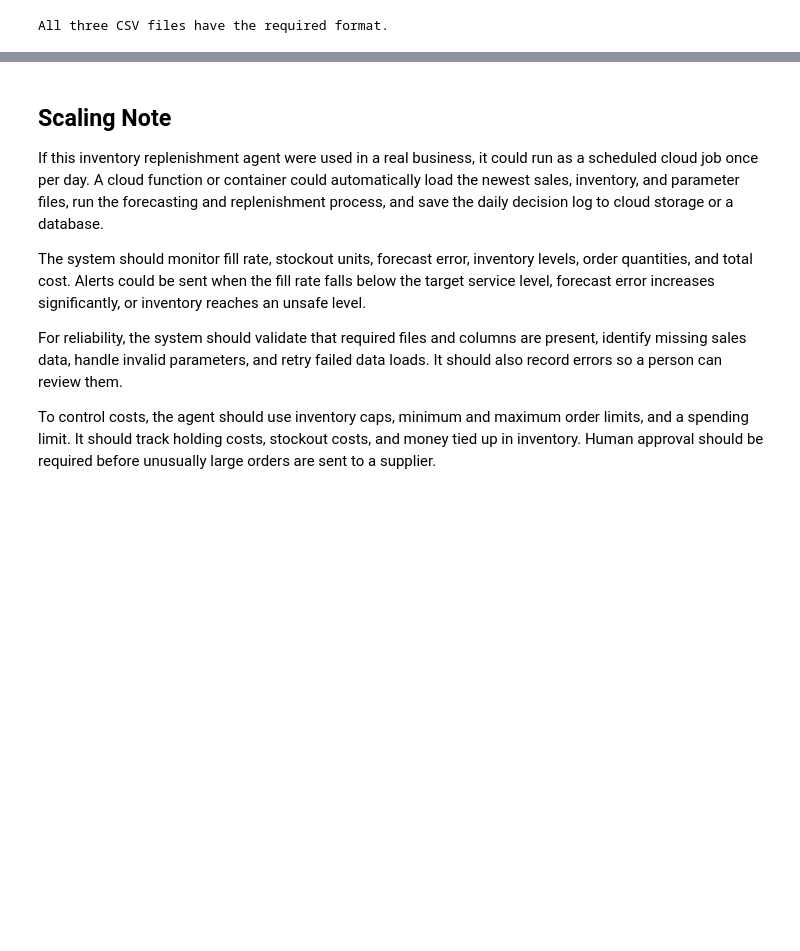
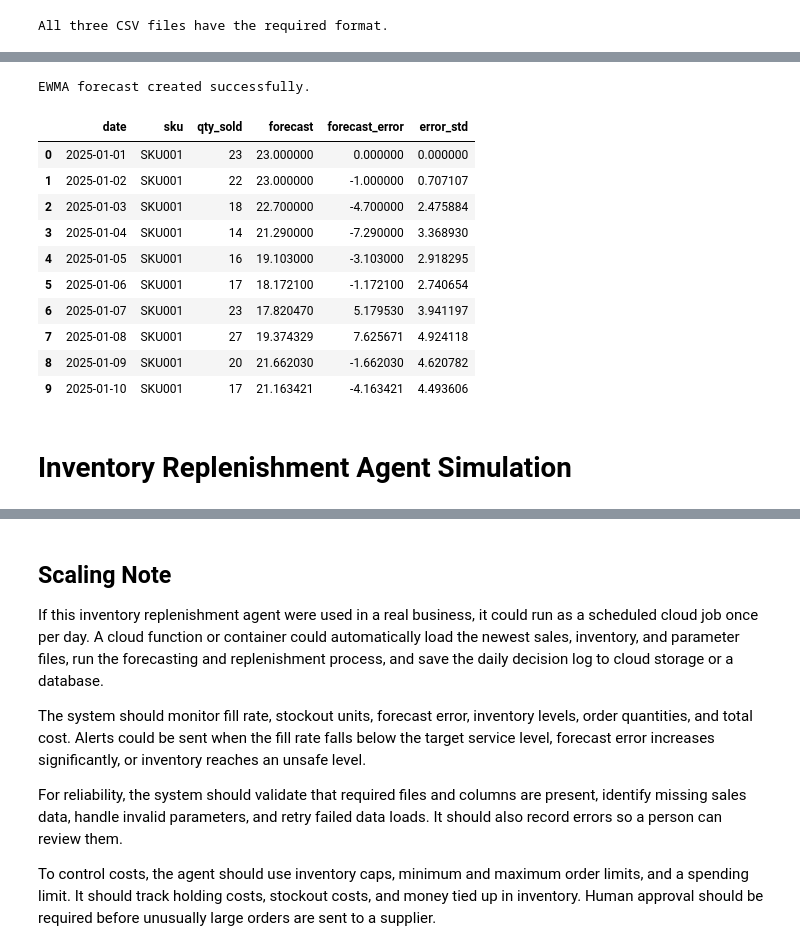
Before and after one commit to Trangnguyen1402/AAI2025, a Jupyter notebook: Inventory_Replenishment_Agent.ipynb, the cells around one changed output, grey strips where cells are left out. Saved outputs shown, nothing was run; the diff lists cells and outputs as text; code cells hidden in the pictures; blank space fills up the shorter version.

```diff
--- a/Inventory_Replenishment_Agent.ipynb
+++ b/Inventory_Replenishment_Agent.ipynb
@@ -236,0 +241,72 @@ files.download("params.csv")
+# %%
+from statistics import NormalDist
+import math
+import numpy as np
+import pandas as pd
+import matplotlib.pyplot as plt
+
+# Load the required CSV files
+sales = pd.read_csv("sales.csv", parse_dates=["date"])
+inventory = pd.read_csv("inventory.csv")
+params = pd.read_csv("params.csv")
+
+# Aggregate demand by date and SKU
+daily_demand = (
+    sales.groupby(["date", "sku"], as_index=False)["qty_sold"]
+    .sum()
+)
+
+# Forecast settings
+ALPHA = 0.30
+REVIEW_PERIOD_DAYS = 1
+
+# Create a daily EWMA forecast for each SKU
+forecast_data = []
+
+for sku, group in daily_demand.groupby("sku"):
+    group = group.sort_values("date").copy()
+
+    # Use previous demand to forecast the next day
+    group["forecast"] = (
+        group["qty_sold"]
+        .shift(1)
+        .ewm(alpha=ALPHA, adjust=False)
+        .mean()
+    )
+
+    # Use the first observed demand as the initial forecast
+    group["forecast"] = group["forecast"].fillna(group["qty_sold"].iloc[0])
+
+    # Forecast error and expanding error standard deviation
+    group["forecast_error"] = (
+        group["qty_sold"] - group["forecast"]
+    )
+
+    group["error_std"] = (
+        group["forecast_error"]
+        .expanding()
+        .std(ddof=1)
+        .fillna(0)
+    )
+
+    forecast_data.append(group)
+
+forecast_data = pd.concat(forecast_data, ignore_index=True)
+
+print("EWMA forecast created successfully.")
+display(forecast_data.head(10))
+# %% [output]
+EWMA forecast created successfully.
+|  | date | sku | qty_sold | forecast | forecast_error | error_std |
+| 0 | 2025-01-01 | SKU001 | 23 | 23.000000 | 0.000000 | 0.000000 |
+| 1 | 2025-01-02 | SKU001 | 22 | 23.000000 | -1.000000 | 0.707107 |
+| 2 | 2025-01-03 | SKU001 | 18 | 22.700000 | -4.700000 | 2.475884 |
+| 3 | 2025-01-04 | SKU001 | 14 | 21.290000 | -7.290000 | 3.368930 |
+| 4 | 2025-01-05 | SKU001 | 16 | 19.103000 | -3.103000 | 2.918295 |
+| 5 | 2025-01-06 | SKU001 | 17 | 18.172100 | -1.172100 | 2.740654 |
+| 6 | 2025-01-07 | SKU001 | 23 | 17.820470 | 5.179530 | 3.941197 |
+| 7 | 2025-01-08 | SKU001 | 27 | 19.374329 | 7.625671 | 4.924118 |
+| 8 | 2025-01-09 | SKU001 | 20 | 21.662030 | -1.662030 | 4.620782 |
+| 9 | 2025-01-10 | SKU001 | 17 | 21.163421 | -4.163421 | 4.493606 |
+# %% [markdown]
+# Inventory Replenishment Agent Simulation
```
Also changed, not shown: parts of 7 cells of this notebook.
